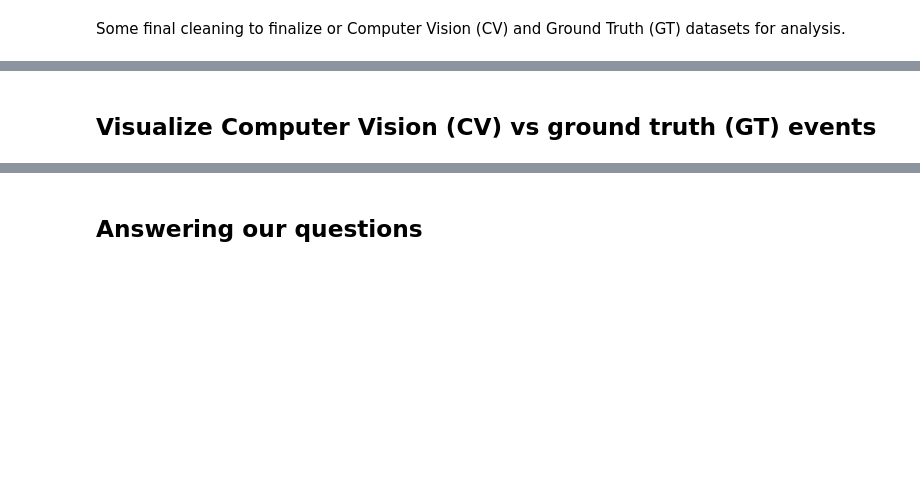
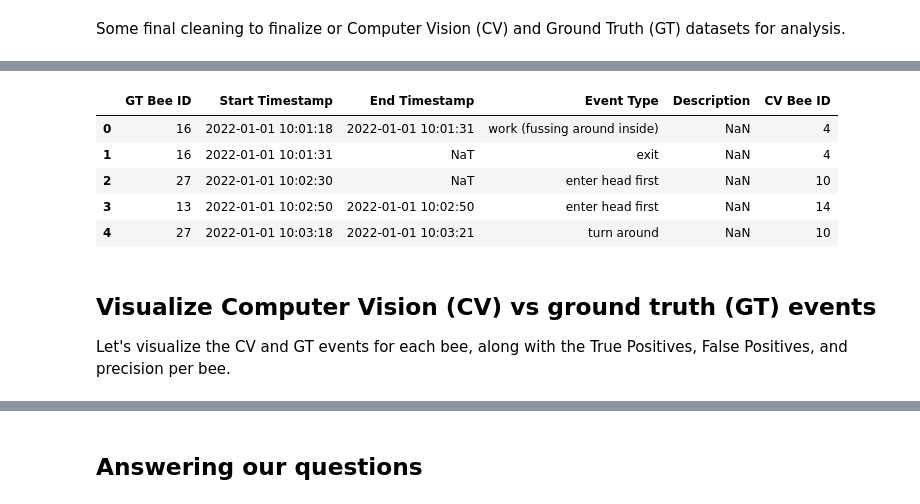
Before and after one commit to g1776/Bee-Hotel-Research, a Jupyter notebook: src/eval/ground_truth_compare.ipynb, the cells around one changed output, grey strips where cells are left out. Cells and saved outputs as stored; diff of their text form; code cells hidden in the pictures; blank space fills up the shorter version.

```diff
--- a/src/eval/ground_truth_compare.ipynb
+++ b/src/eval/ground_truth_compare.ipynb
@@ -288,2 +291,13 @@ GT["End Timestamp"] = GT["End Timestamp"].apply(lambda timestamp: timestamp.repl
+# %%
+GT.head()
+# %% [output]
+|  | GT Bee ID | Start Timestamp | End Timestamp | Event Type | Description | CV Bee ID |
+| 0 | 16 | 2022-01-01 10:01:18 | 2022-01-01 10:01:31 | work (fussing around inside) | NaN | 4 |
+| 1 | 16 | 2022-01-01 10:01:31 | NaT | exit | NaN | 4 |
+| 2 | 27 | 2022-01-01 10:02:30 | NaT | enter head first | NaN | 10 |
+| 3 | 13 | 2022-01-01 10:02:50 | 2022-01-01 10:02:50 | enter head first | NaN | 14 |
+| 4 | 27 | 2022-01-01 10:03:18 | 2022-01-01 10:03:21 | turn around | NaN | 10 |
 # %% [markdown]
 ## Visualize Computer Vision (CV) vs ground truth (GT) events
+
+Let's visualize the CV and GT events for each bee, along with the True Positives, False Positives, and precision per bee.
```
Also changed, not shown: parts of 8 cells of this notebook.
